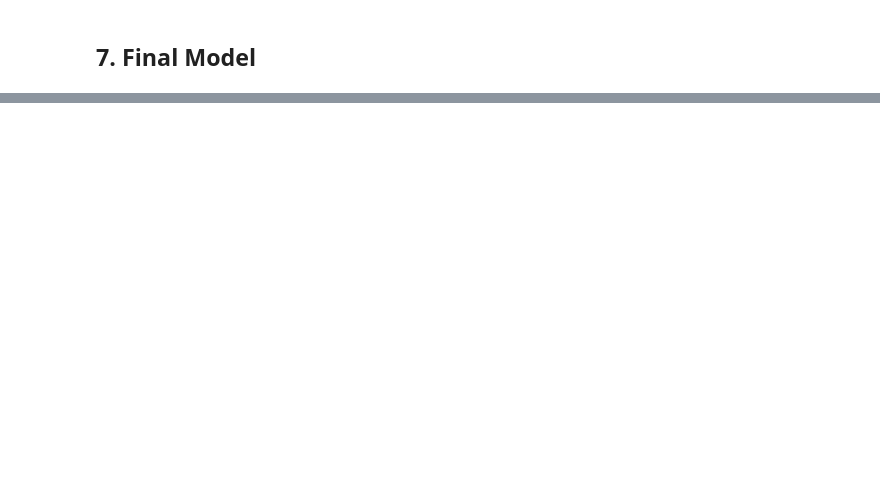
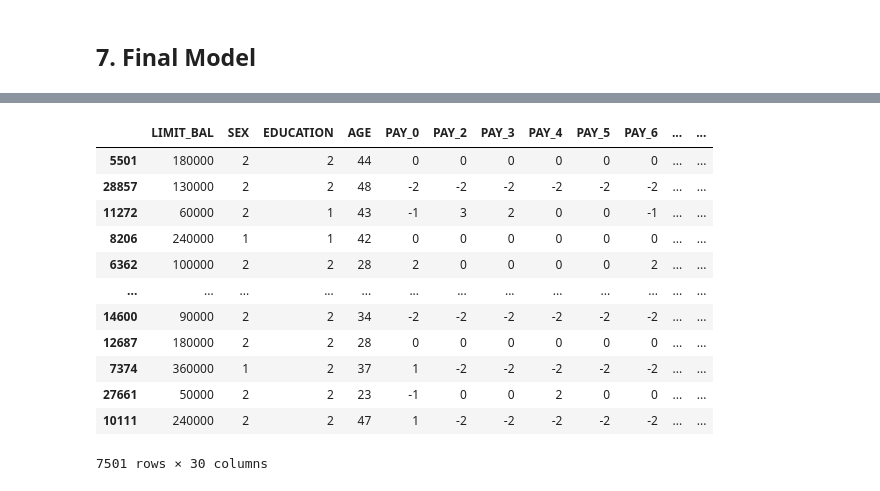
Before and after one commit to JakeAsh22/nyc-dc-ds-020121, a Jupyter notebook: Phase_3/bake_off/classification-bakeoff-template.ipynb, the cells around one changed output, grey strips where cells are left out. Cells and saved outputs as stored; diff of their text form; code cells hidden in the pictures; blank space fills up the shorter version.

```diff
--- a/Phase_3/bake_off/classification-bakeoff-template.ipynb
+++ b/Phase_3/bake_off/classification-bakeoff-template.ipynb
@@ -194,0 +753,5 @@ KNN, Logistic Regression, Decision Tree
+# %%
+holdout.columns=['LIMIT_BAL', 'SEX', 'EDUCATION', 'MARRIAGE', 'AGE', 'PAY_0', 'PAY_2',
+       'PAY_3', 'PAY_4', 'PAY_5', 'PAY_6', 'BILL_AMT1', 'BILL_AMT2',
+       'BILL_AMT3', 'BILL_AMT4', 'BILL_AMT5', 'BILL_AMT6', 'PAY_AMT1',
+       'PAY_AMT2', 'PAY_AMT3', 'PAY_AMT4', 'PAY_AMT5', 'PAY_AMT6']
@@ -194,0 +782,34 @@ KNN, Logistic Regression, Decision Tree
+# %%
+holdout = holdout.astype(object).astype(int)
+# %%
+#Did they pay their bill amount
+holdout['paid_off_1'] = holdout['BILL_AMT1']- holdout['PAY_AMT1']
+holdout['paid_off_1'] = holdout['paid_off_1'].apply(lambda z:0 if z>0 else 1)
+holdout['paid_off_2'] = holdout['BILL_AMT2']- holdout['PAY_AMT1']
+holdout['paid_off_2'] = holdout['paid_off_2'].apply(lambda z:0 if z>0 else 1)
+holdout['paid_off_3'] = holdout['BILL_AMT3']- holdout['PAY_AMT1']
+holdout['paid_off_3'] = holdout['paid_off_3'].apply(lambda z:0 if z>0 else 1)
+holdout['paid_off_4'] = holdout['BILL_AMT4']- holdout['PAY_AMT1']
+holdout['paid_off_4'] = holdout['paid_off_4'].apply(lambda z:0 if z>0 else 1)
+holdout['paid_off_5'] = holdout['BILL_AMT5']- holdout['PAY_AMT1']
+holdout['paid_off_5'] = holdout['paid_off_5'].apply(lambda z:0 if z>0 else 1)
+holdout['paid_off_6'] = holdout['BILL_AMT6']- holdout['PAY_AMT1']
+holdout['paid_off_6'] = holdout['paid_off_6'].apply(lambda z:0 if z>0 else 1)
+# %%
+holdout['MARRIAGE'] = holdout['MARRIAGE'].astype(object).astype(int).apply(lambda z:3 if z==0 else z)
+# %%
+pd.get_dummies(holdout,columns=['MARRIAGE'],drop_first=True)
+# %% [output]
+|  | LIMIT_BAL | SEX | EDUCATION | AGE | PAY_0 | PAY_2 | PAY_3 | PAY_4 | PAY_5 | PAY_6 | ... | ... |
+| 5501 | 180000 | 2 | 2 | 44 | 0 | 0 | 0 | 0 | 0 | 0 | ... | ... |
+| 28857 | 130000 | 2 | 2 | 48 | -2 | -2 | -2 | -2 | -2 | -2 | ... | ... |
+| 11272 | 60000 | 2 | 1 | 43 | -1 | 3 | 2 | 0 | 0 | -1 | ... | ... |
+| 8206 | 240000 | 1 | 1 | 42 | 0 | 0 | 0 | 0 | 0 | 0 | ... | ... |
+| 6362 | 100000 | 2 | 2 | 28 | 2 | 0 | 0 | 0 | 0 | 2 | ... | ... |
+| ... | ... | ... | ... | ... | ... | ... | ... | ... | ... | ... | ... | ... |
+| 14600 | 90000 | 2 | 2 | 34 | -2 | -2 | -2 | -2 | -2 | -2 | ... | ... |
+| 12687 | 180000 | 2 | 2 | 28 | 0 | 0 | 0 | 0 | 0 | 0 | ... | ... |
+| 7374 | 360000 | 1 | 2 | 37 | 1 | -2 | -2 | -2 | -2 | -2 | ... | ... |
+| 27661 | 50000 | 2 | 2 | 23 | -1 | 0 | 0 | 2 | 0 | 0 | ... | ... |
+| 10111 | 240000 | 2 | 2 | 47 | 1 | -2 | -2 | -2 | -2 | -2 | ... | ... |
+7501 rows × 30 columns
```
Also changed, not shown: parts of 80 cells of this notebook, 2 other files.
